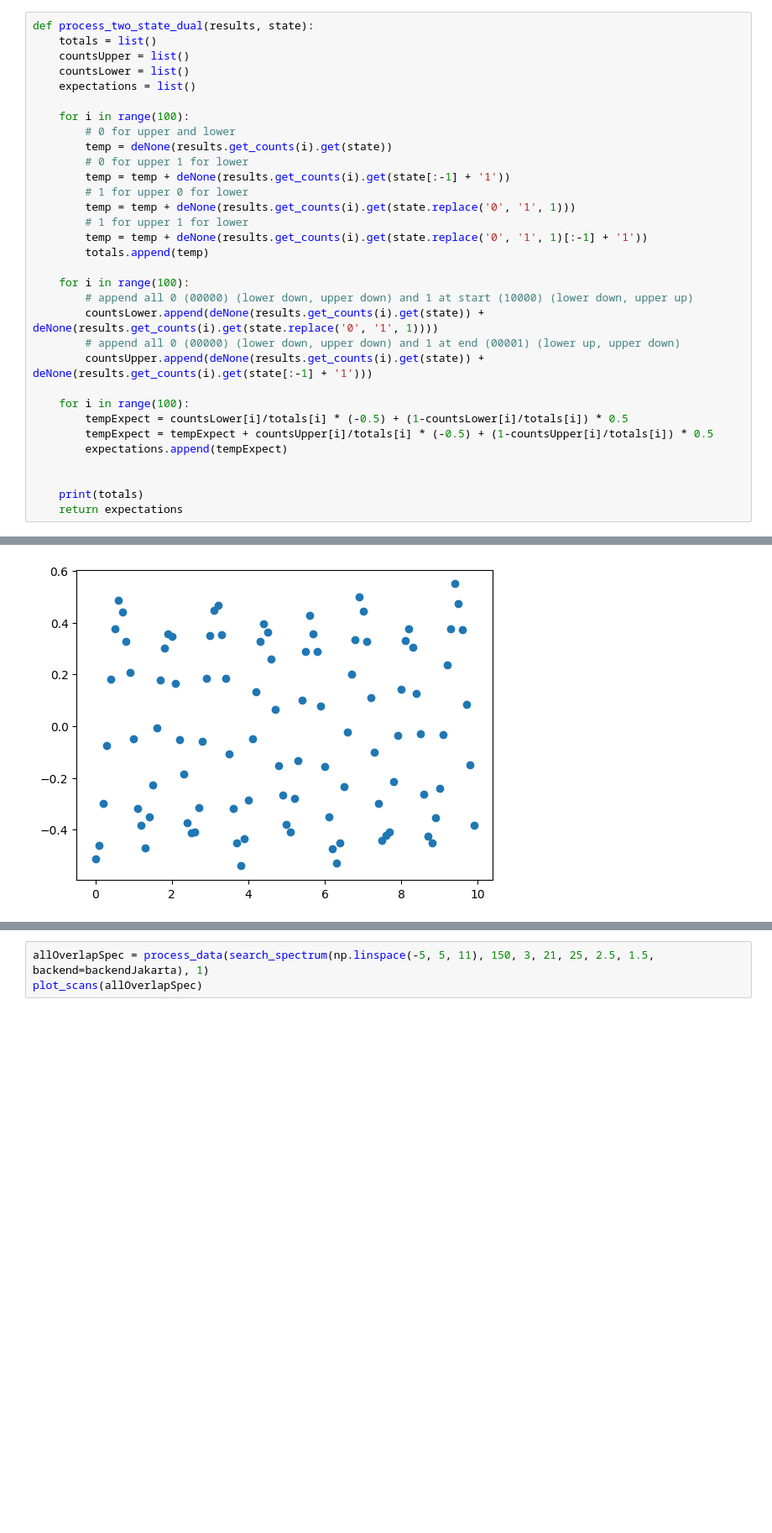
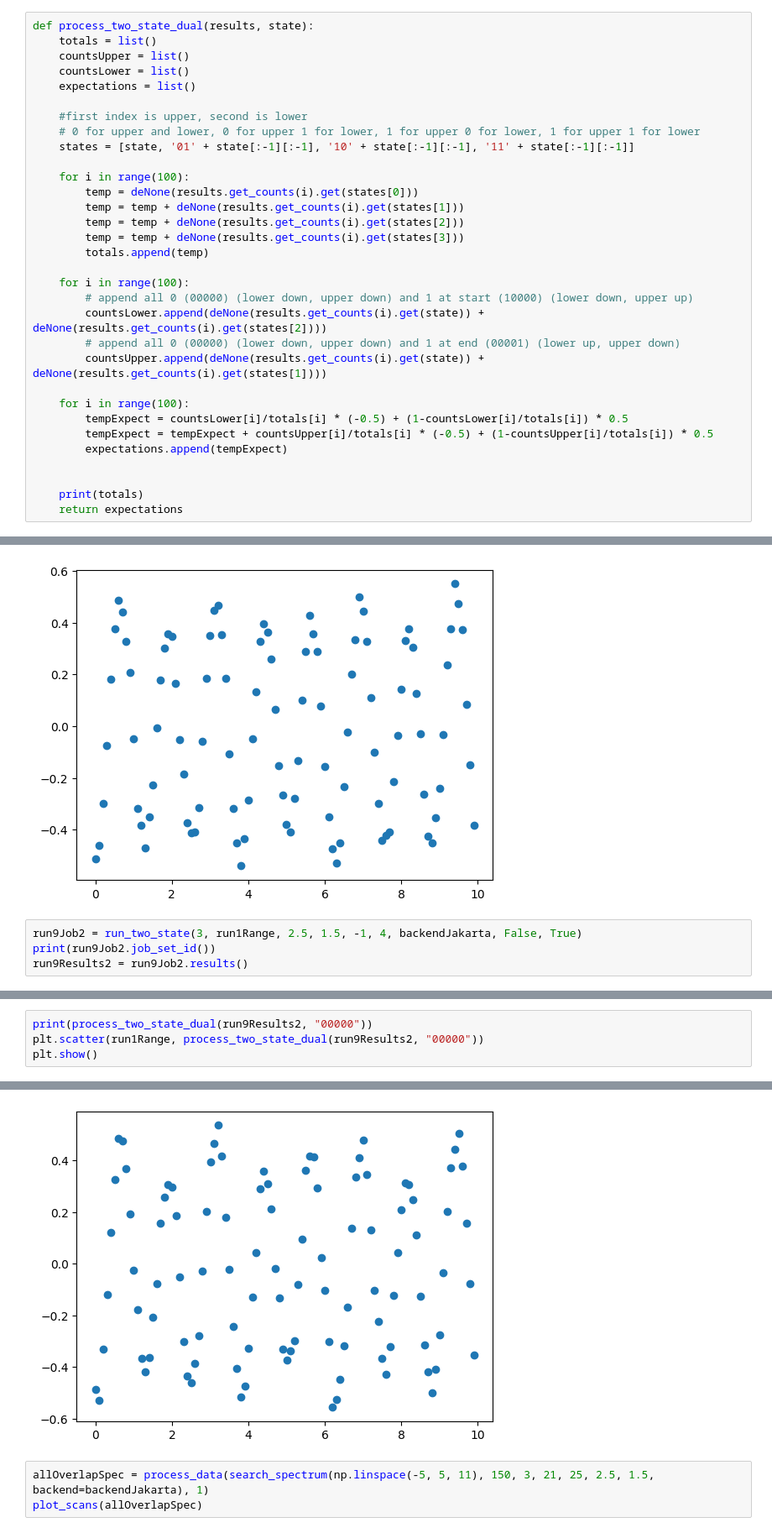
Before and after one commit to constantlyPlanck/2QubitRodeo, a Jupyter notebook: 2Qubit.ipynb, the cells around one changed output, grey strips where cells are left out. Shown at 84% size. Drawn from its saved outputs; the diff is of its cells as text; blank space fills up the shorter version.

```diff
--- a/2Qubit.ipynb
+++ b/2Qubit.ipynb
@@ -257,22 +262,22 @@ def process_two_state_dual(results, state):
     countsLower = list()
     expectations = list()
 
+    #first index is upper, second is lower
+    # 0 for upper and lower, 0 for upper 1 for lower, 1 for upper 0 for lower, 1 for upper 1 for lower
+    states = [state, '01' + state[:-1][:-1], '10' + state[:-1][:-1], '11' + state[:-1][:-1]]
+
     for i in range(100):
-        # 0 for upper and lower
-        temp = deNone(results.get_counts(i).get(state))
-        # 0 for upper 1 for lower
-        temp = temp + deNone(results.get_counts(i).get(state[:-1] + '1'))
-        # 1 for upper 0 for lower
-        temp = temp + deNone(results.get_counts(i).get(state.replace('0', '1', 1)))
-        # 1 for upper 1 for lower
-        temp = temp + deNone(results.get_counts(i).get(state.replace('0', '1', 1)[:-1] + '1'))
+        temp = deNone(results.get_counts(i).get(states[0]))
+        temp = temp + deNone(results.get_counts(i).get(states[1]))
+        temp = temp + deNone(results.get_counts(i).get(states[2]))
+        temp = temp + deNone(results.get_counts(i).get(states[3]))
         totals.append(temp)
 
     for i in range(100):
         # append all 0 (00000) (lower down, upper down) and 1 at start (10000) (lower down, upper up)
-        countsLower.append(deNone(results.get_counts(i).get(state)) + deNone(results.get_counts(i).get(state.replace('0', '1', 1))))
+        countsLower.append(deNone(results.get_counts(i).get(state)) + deNone(results.get_counts(i).get(states[2])))
         # append all 0 (00000) (lower down, upper down) and 1 at end (00001) (lower up, upper down)
-        countsUpper.append(deNone(results.get_counts(i).get(state)) + deNone(results.get_counts(i).get(state[:-1] + '1')))
+        countsUpper.append(deNone(results.get_counts(i).get(state)) + deNone(results.get_counts(i).get(states[1])))
 
     for i in range(100):
         tempExpect = countsLower[i]/totals[i] * (-0.5) + (1-countsLower[i]/totals[i]) * 0.5
@@ -733,3 +752,7 @@ plt.show()
 [-0.5109374999999999, -0.46153846153846156, -0.2993421052631579, -0.07288135593220335, 0.18259385665529007, 0.37625418060200666, 0.4852941176470589, 0.4413223140495868, 0.3282312925170068, 0.207641196 ...
 [640, 611, 608, 590, 586, 598, 612, 605, 588, 602, 605, 635, 599, 618, 590, 594, 583, 627, 588, 619, 606, 627, 576, 600, 619, 626, 609, 616, 636, 612, 614, 616, 629, 607, 631, 618, 599, 629, 632, 625, ...
 [figure]
+# %%
+run9Job2 = run_two_state(3, run1Range, 2.5, 1.5, -1, 4, backendJakarta, False, True)
+print(run9Job2.job_set_id())
+run9Results2 = run9Job2.results()
@@ -735,0 +761,5 @@ plt.show()
+# %%
+print(process_two_state_dual(run9Results2, "00000"))
+plt.scatter(run1Range, process_two_state_dual(run9Results2, "00000"))
+plt.show()
+# %% [output]
@@ -736,3 +769,4 @@ plt.show()
+[figure, added]
 # %%
 allOverlapSpec = process_data(search_spectrum(np.linspace(-5, 5, 11), 150, 3, 21, 25, 2.5, 1.5, backend=backendJakarta), 1)
 plot_scans(allOverlapSpec)
```
Also changed, not shown: parts of 35 cells of this notebook.
